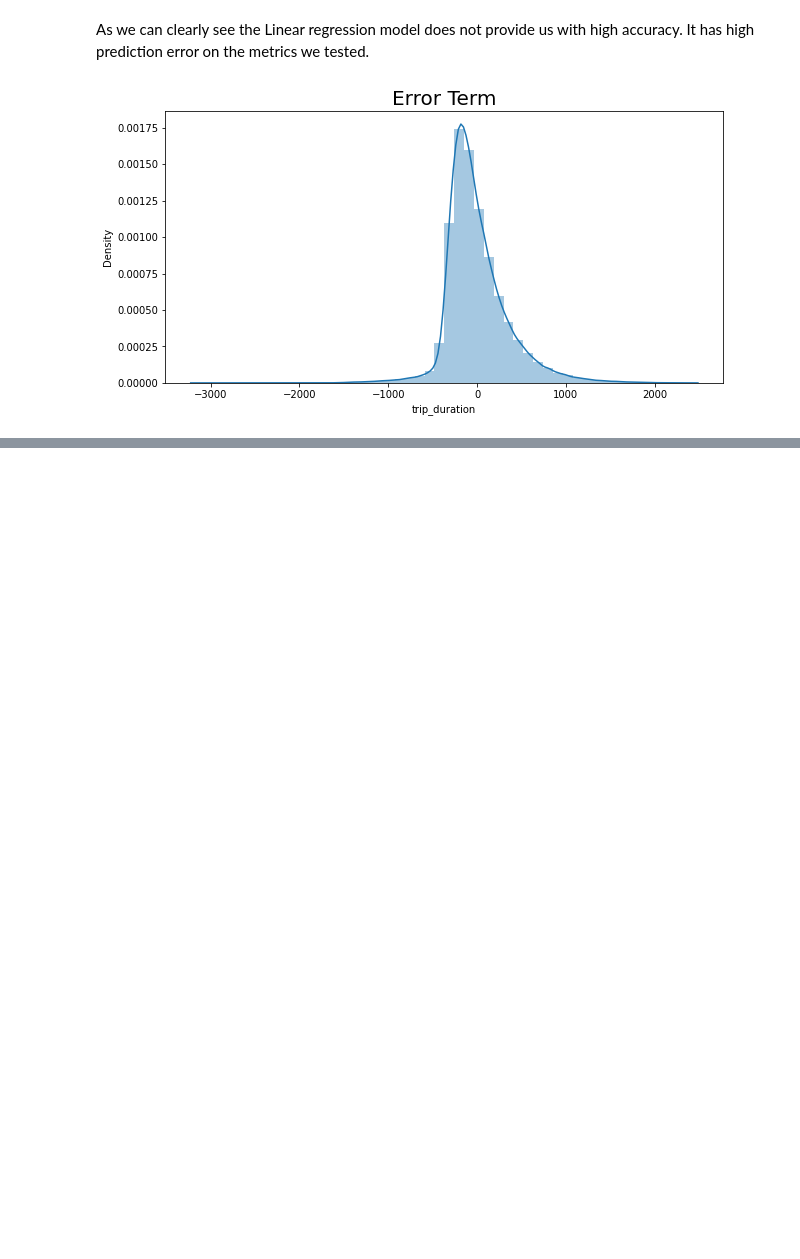
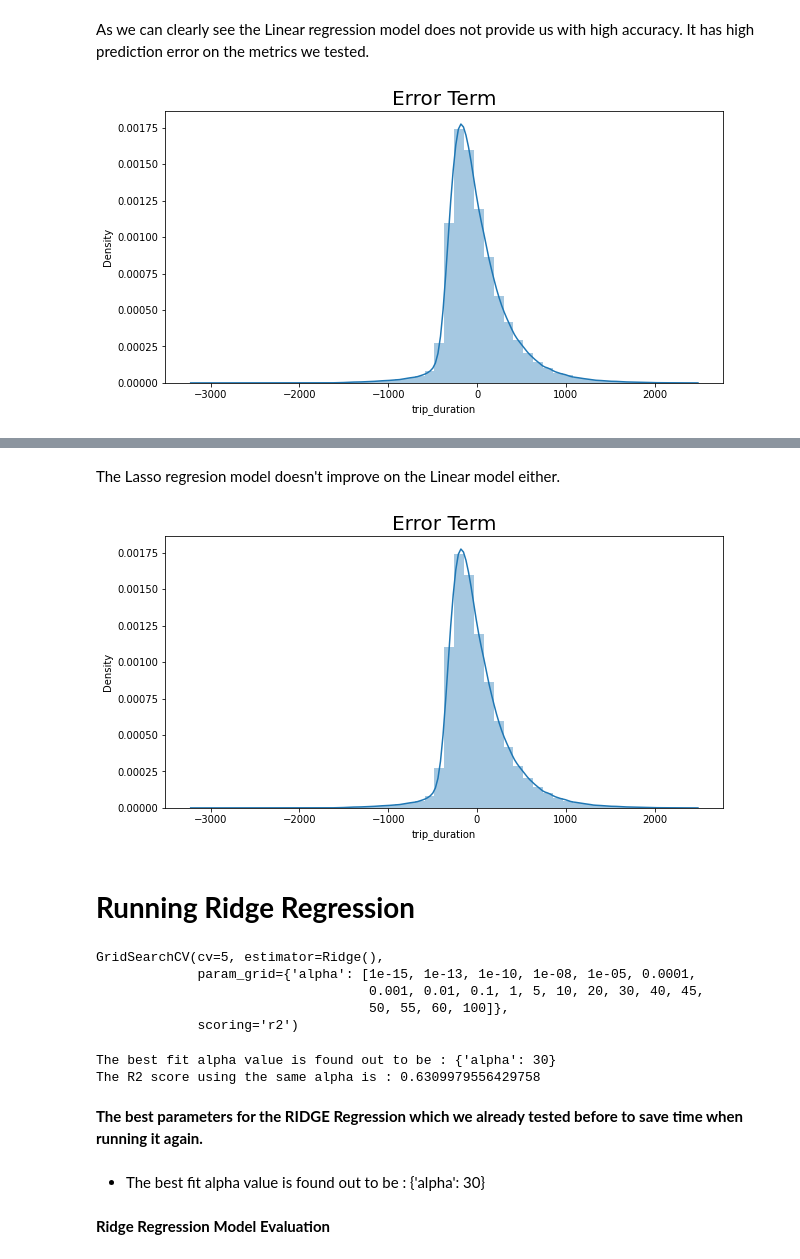
Before and after one commit to ankur727/NYC_Taxi_Trip_Time_Prediction, a Jupyter notebook: NYC_Taxi_Trip_Time_Prediction_Capstone_Project.ipynb, the cells around one changed output, grey strips where cells are left out. Drawn from its saved outputs; the diff is of its cells as text; code cells hidden in the pictures; blank space fills up the shorter version.

```diff
--- a/NYC_Taxi_Trip_Time_Prediction_Capstone_Project.ipynb
+++ b/NYC_Taxi_Trip_Time_Prediction_Capstone_Project.ipynb
@@ -1032,0 +1116,36 @@ plt.show()
+# %% [markdown]
+The Lasso regresion model doesn't improve on the Linear model either.
+# %%
+plt.figure(figsize=(10,5))
+sns.distplot(y_test - y_pred_lasso_test)
+plt.title('Error Term', fontsize=20)
+plt.show()
+# %% [output]
+[figure, added]
+# %% [markdown]
+# **Running Ridge Regression**
+# %%
+from sklearn.linear_model import Ridge
+#Cross validation
+ridge = Ridge()
+parameters = {'alpha': [1e-15,1e-13,1e-10,1e-8,1e-5,1e-4,1e-3,1e-2,1e-1,1,5,10,20,30,40,45,50,55,60,100]}
+ridge_regressor = GridSearchCV(ridge, parameters, scoring='r2', cv=5)
+ridge_regressor.fit(X_train, y_train)
+# %% [output]
+GridSearchCV(cv=5, estimator=Ridge(),
+             param_grid={'alpha': [1e-15, 1e-13, 1e-10, 1e-08, 1e-05, 0.0001,
+                                   0.001, 0.01, 0.1, 1, 5, 10, 20, 30, 40, 45,
+                                   50, 55, 60, 100]},
+             scoring='r2')
+# %%
+print('The best fit alpha value is found out to be :' ,ridge_regressor.best_params_)
+print('The R2 score using the same alpha is :', ridge_regressor.best_score_)
+# %% [output]
+The best fit alpha value is found out to be : {'alpha': 30}
+The R2 score using the same alpha is : 0.6309979556429758
+# %% [markdown]
+**The best parameters for the RIDGE Regression which we already tested before to save time when running it again.**
+# %% [markdown]
+
+
+*   The best fit alpha value is found out to be : {'alpha': 30}
@@ -1032,0 +1155,2 @@ plt.show()
+# %% [markdown]
+**Ridge Regression Model Evaluation**
```
Also changed, not shown: parts of 79 cells of this notebook.
